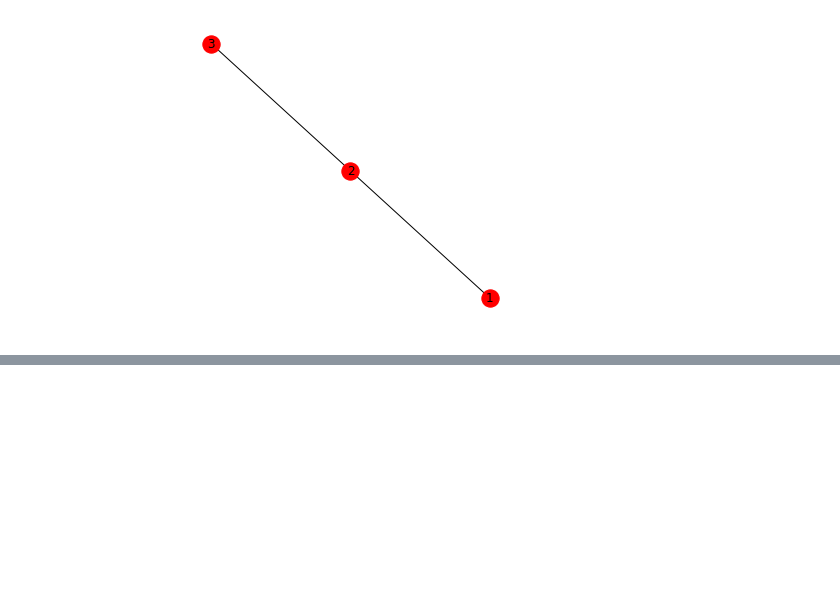
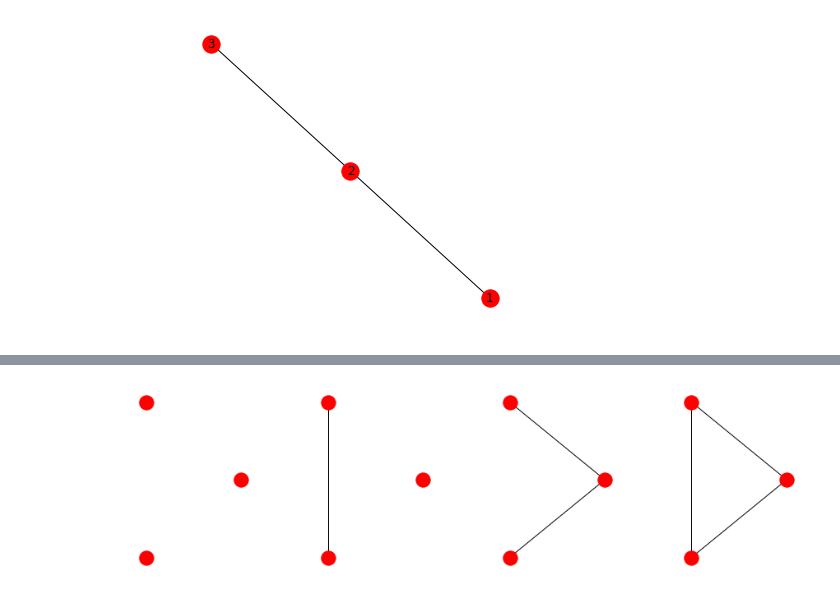
Before and after one commit to damouras/probability_notebooks, a Jupyter notebook: 2. Counting.ipynb, the cells around one changed output, grey strips where cells are left out. Drawn from its saved outputs; the diff is of its cells as text; code cells hidden in the pictures; blank space fills up the shorter version.

```diff
--- a/2. Counting.ipynb
+++ b/2. Counting.ipynb
@@ -113,0 +125,15 @@ https://math.stackexchange.com/questions/2406920/total-number-paths-between-two-
+# %%
+U = nx.graph_atlas_g() # Returns the list of all unlabeled graphs of up to seven nodes
+                       #
+plt.subplot(1,4,1)
+nx.draw(U[4],  pos = nx.circular_layout(U[4]) )
+plt.subplot(1,4,2)
+nx.draw(U[5], pos = nx.circular_layout(U[4]) )
+plt.subplot(1,4,3)
+nx.draw(U[6], pos = nx.circular_layout(U[4]) )
+plt.subplot(1,4,4)
+nx.draw(U[7], pos = nx.circular_layout(U[4]) )
+
+plt.subplots_adjust( right = 2, wspace=.5 )
+# %% [output]
+[figure, added]
```
Also changed, not shown: parts of 11 cells of this notebook, 8 other files.
